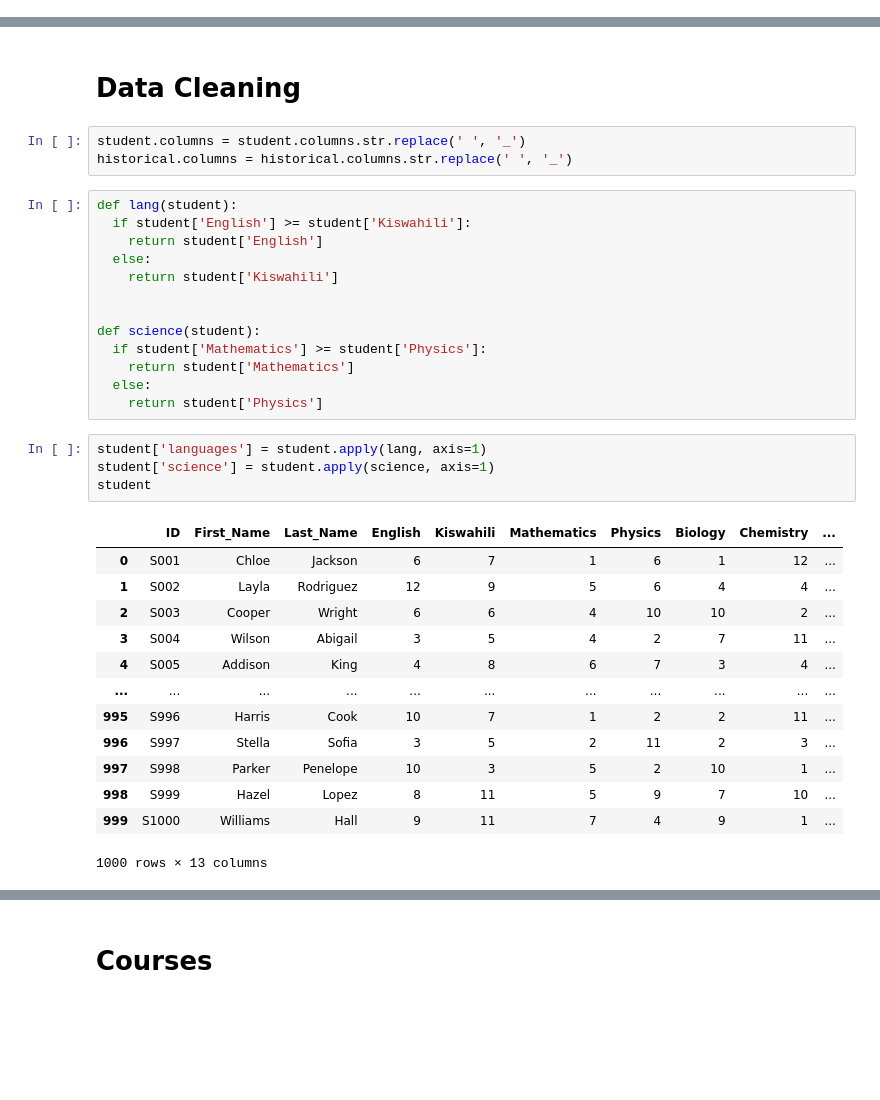
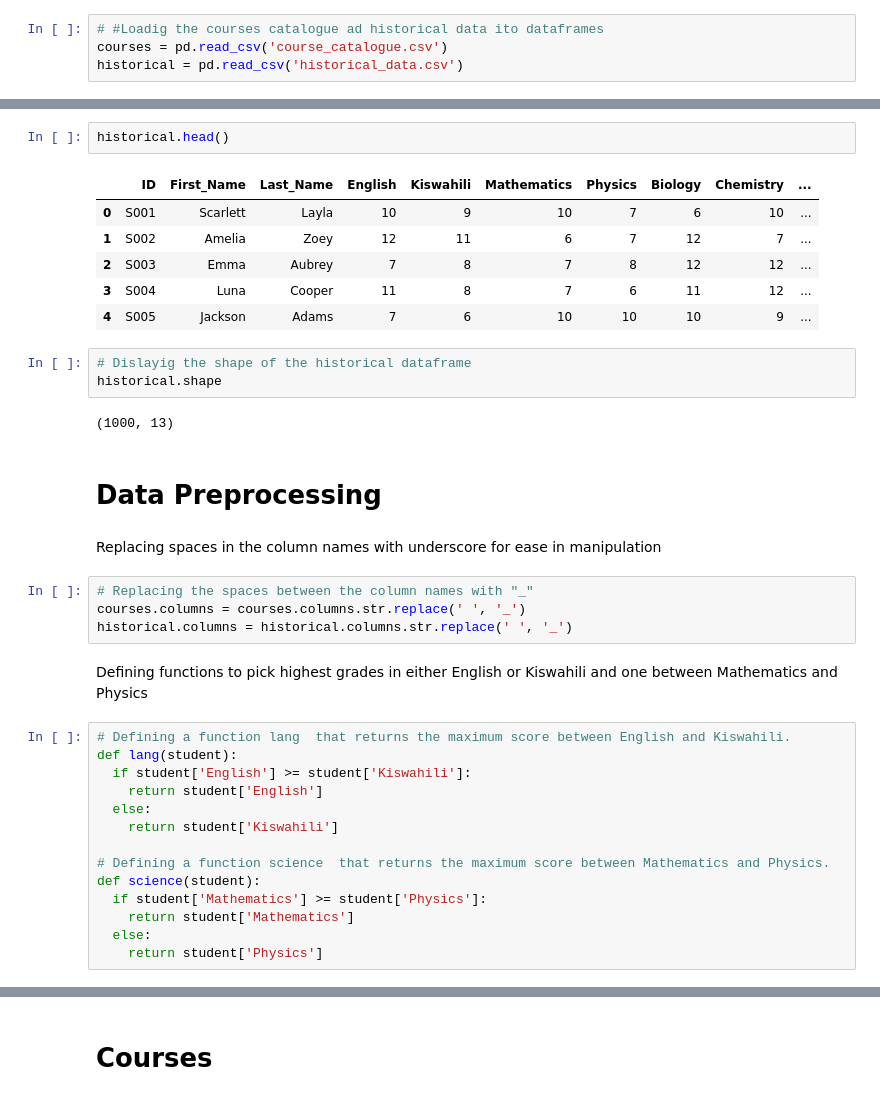
Before and after one commit to root458/classify-me-models, a Jupyter notebook: collaborative_filtering.ipynb, the cells around one changed output, grey strips where cells are left out. Drawn from its saved outputs; the diff is of its cells as text; blank space fills up the shorter version.

```diff
--- a/collaborative_filtering.ipynb
+++ b/collaborative_filtering.ipynb
@@ -83,0 +69,4 @@ student.shape
+# %%
+# #Loadig the courses catalogue ad historical data ito dataframes
+courses = pd.read_csv('course_catalogue.csv')
+historical = pd.read_csv('historical_data.csv')
@@ -84,36 +84,38 @@ student.shape
+# %%
+historical.head()
+# %% [output]
+|  | ID | First_Name | Last_Name | English | Kiswahili | Mathematics | Physics | Biology | Chemistry | ... |
+| 0 | S001 | Scarlett | Layla | 10 | 9 | 10 | 7 | 6 | 10 | ... |
+| 1 | S002 | Amelia | Zoey | 12 | 11 | 6 | 7 | 12 | 7 | ... |
+| 2 | S003 | Emma | Aubrey | 7 | 8 | 7 | 8 | 12 | 12 | ... |
+| 3 | S004 | Luna | Cooper | 11 | 8 | 7 | 6 | 11 | 12 | ... |
+| 4 | S005 | Jackson | Adams | 7 | 6 | 10 | 10 | 10 | 9 | ... |
+# %%
+# Dislayig the shape of the historical dataframe
+historical.shape
+# %% [output]
+(1000, 13)
 # %% [markdown]
-# Data Cleaning
+# Data Preprocessing
+# %% [markdown]
+Replacing spaces in the column names with underscore for ease in manipulation
 # %%
-student.columns = student.columns.str.replace(' ', '_')
+# Replacing the spaces between the column names with "_"
+courses.columns = courses.columns.str.replace(' ', '_')
 historical.columns = historical.columns.str.replace(' ', '_')
+# %% [markdown]
+Defining functions to pick highest grades in either English or Kiswahili and one between Mathematics and Physics
 # %%
+# Defining a function lang  that returns the maximum score between English and Kiswahili.
 def lang(student):
   if student['English'] >= student['Kiswahili']:
     return student['English']
   else:
     return student['Kiswahili']
 
-
+# Defining a function science  that returns the maximum score between Mathematics and Physics.
 def science(student):
   if student['Mathematics'] >= student['Physics']:
     return student['Mathematics']
   else:
     return student['Physics']
-# %%
-student['languages'] = student.apply(lang, axis=1)
-student['science'] = student.apply(science, axis=1)
-student
-# %% [output]
-|  | ID | First_Name | Last_Name | English | Kiswahili | Mathematics | Physics | Biology | Chemistry | ... |
-| 0 | S001 | Chloe | Jackson | 6 | 7 | 1 | 6 | 1 | 12 | ... |
-| 1 | S002 | Layla | Rodriguez | 12 | 9 | 5 | 6 | 4 | 4 | ... |
-| 2 | S003 | Cooper | Wright | 6 | 6 | 4 | 10 | 10 | 2 | ... |
-| 3 | S004 | Wilson | Abigail | 3 | 5 | 4 | 2 | 7 | 11 | ... |
-| 4 | S005 | Addison | King | 4 | 8 | 6 | 7 | 3 | 4 | ... |
-| ... | ... | ... | ... | ... | ... | ... | ... | ... | ... | ... |
-| 995 | S996 | Harris | Cook | 10 | 7 | 1 | 2 | 2 | 11 | ... |
-| 996 | S997 | Stella | Sofia | 3 | 5 | 2 | 11 | 2 | 3 | ... |
-| 997 | S998 | Parker | Penelope | 10 | 3 | 5 | 2 | 10 | 1 | ... |
-| 998 | S999 | Hazel | Lopez | 8 | 11 | 5 | 9 | 7 | 10 | ... |
-| 999 | S1000 | Williams | Hall | 9 | 11 | 7 | 4 | 9 | 1 | ... |
-1000 rows × 13 columns
```
Also changed, not shown: parts of 63 cells of this notebook.
